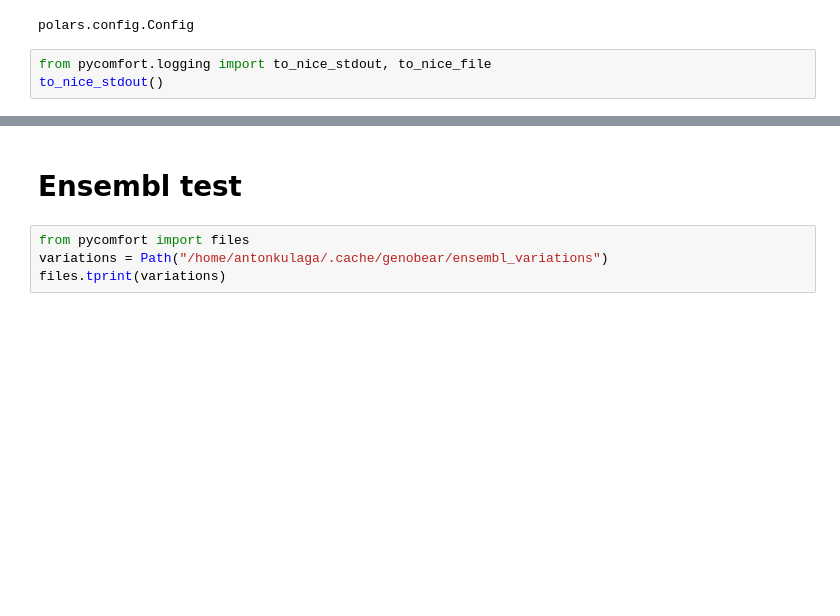
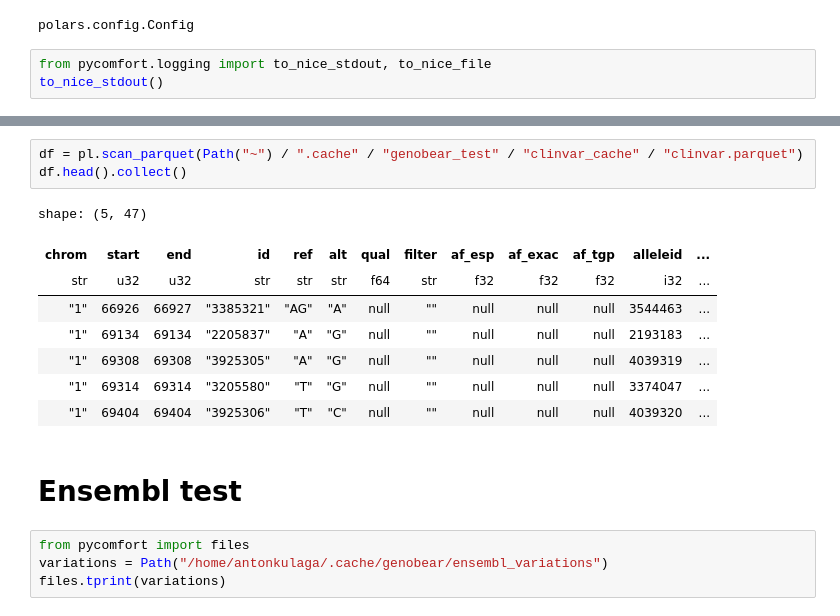
Before and after one commit to dna-seq/genobear, a Jupyter notebook: notebooks/clinvar_notebook.ipynb, the cells around one changed output, grey strips where cells are left out. Saved outputs shown, nothing was run; the diff lists cells and outputs as text; blank space fills up the shorter version.

```diff
--- a/notebooks/clinvar_notebook.ipynb
+++ b/notebooks/clinvar_notebook.ipynb
@@ -20,3 +44,15 @@ to_nice_stdout()
+# %%
+df = pl.scan_parquet(Path("~") / ".cache" / "genobear_test" / "clinvar_cache" / "clinvar.parquet")
+df.head().collect()
+# %% [output]
+shape: (5, 47)
+| chrom | start | end | id | ref | alt | qual | filter | af_esp | af_exac | af_tgp | alleleid | ... |
+| str | u32 | u32 | str | str | str | f64 | str | f32 | f32 | f32 | i32 | ... |
+| "1" | 66926 | 66927 | "3385321" | "AG" | "A" | null | "" | null | null | null | 3544463 | ... |
+| "1" | 69134 | 69134 | "2205837" | "A" | "G" | null | "" | null | null | null | 2193183 | ... |
+| "1" | 69308 | 69308 | "3925305" | "A" | "G" | null | "" | null | null | null | 4039319 | ... |
+| "1" | 69314 | 69314 | "3205580" | "T" | "G" | null | "" | null | null | null | 3374047 | ... |
+| "1" | 69404 | 69404 | "3925306" | "T" | "C" | null | "" | null | null | null | 4039320 | ... |
 # %% [markdown]
 Ensembl test
 ============
```
Also changed, not shown: parts of 2 cells of this notebook, 22 other files.
